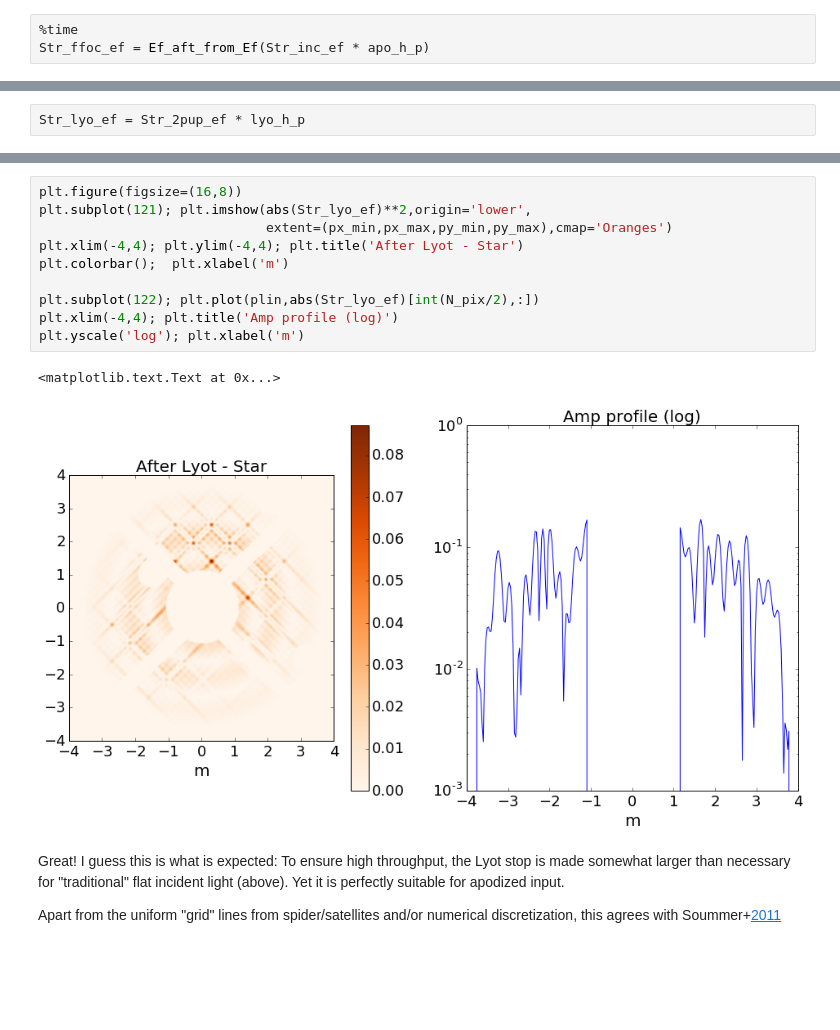
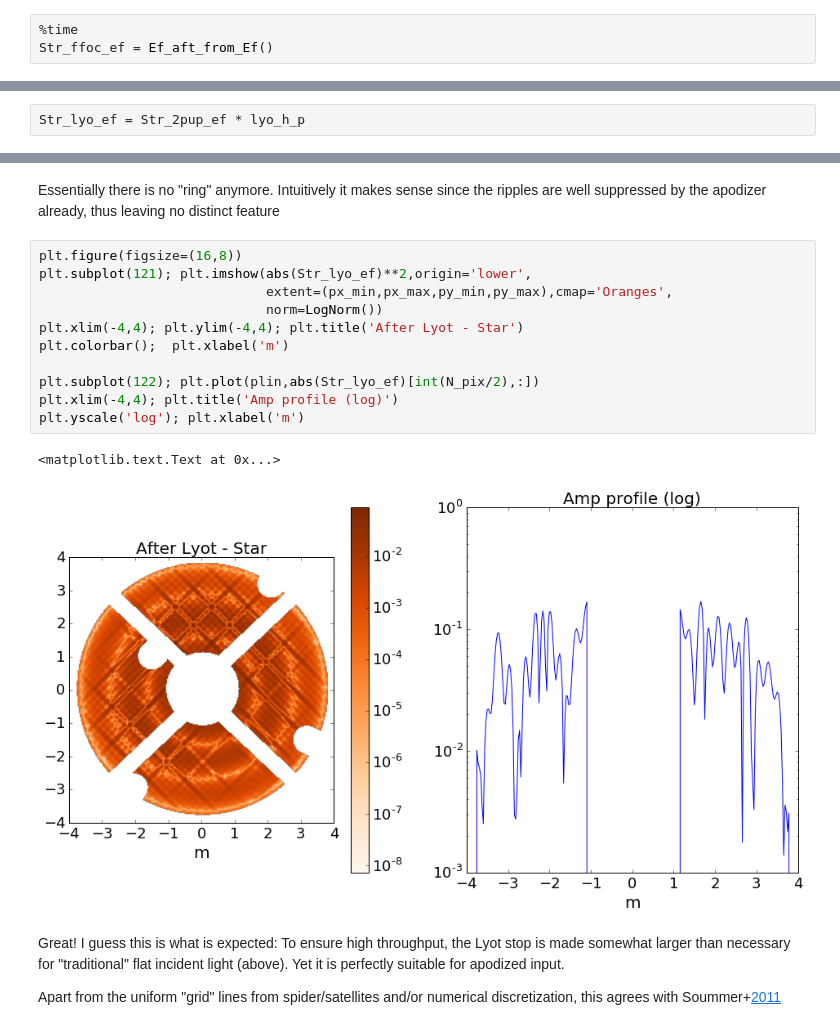
Before and after one commit to Mipanox/GPI_stuff, a Jupyter notebook: notebooks/lyot_test.ipynb, the cells around one changed output, grey strips where cells are left out. Drawn from its saved outputs; the diff is of its cells as text; blank space fills up the shorter version.

```diff
--- a/notebooks/lyot_test.ipynb
+++ b/notebooks/lyot_test.ipynb
@@ -355,6 +368,6 @@ apo_h_p = pad_array(apo_h_d,N_pix)
 # %%
 %time
-Str_ffoc_ef = Ef_aft_from_Ef(Str_inc_ef * apo_h_p)
+Str_ffoc_ef = Ef_aft_from_Ef()
 # %% [output]
 CPU times: user 2 µs, sys: 1e+03 ns, total: 3 µs
 Wall time: 6.91 µs
@@ -390,16 +415,19 @@ Str_lyo_ef = Str_2pup_ef * lyo_h_p
+# %% [markdown]
+Essentially there is no "ring" anymore. Intuitively it makes sense since the ripples are well suppressed by the apodizer already, thus leaving no distinct feature
 # %%
 plt.figure(figsize=(16,8))
 plt.subplot(121); plt.imshow(abs(Str_lyo_ef)**2,origin='lower',
-                             extent=(px_min,px_max,py_min,py_max),cmap='Oranges')
+                             extent=(px_min,px_max,py_min,py_max),cmap='Oranges',
+                             norm=LogNorm())
 plt.xlim(-4,4); plt.ylim(-4,4); plt.title('After Lyot - Star')
 plt.colorbar();  plt.xlabel('m')
 
 plt.subplot(122); plt.plot(plin,abs(Str_lyo_ef)[int(N_pix/2),:])
 plt.xlim(-4,4); plt.title('Amp profile (log)')
 plt.yscale('log'); plt.xlabel('m')
 # %% [output]
 <matplotlib.text.Text at 0x...>
-[figure, old version]
+[figure, new version]
 # %% [markdown]
 Great! I guess this is what is expected: To ensure high throughput, the Lyot stop is made somewhat larger than necessary for "traditional" flat incident light (above). Yet it is perfectly suitable for apodized input.
 
```
Also changed, not shown: parts of 3 cells of this notebook, 5 other files.
